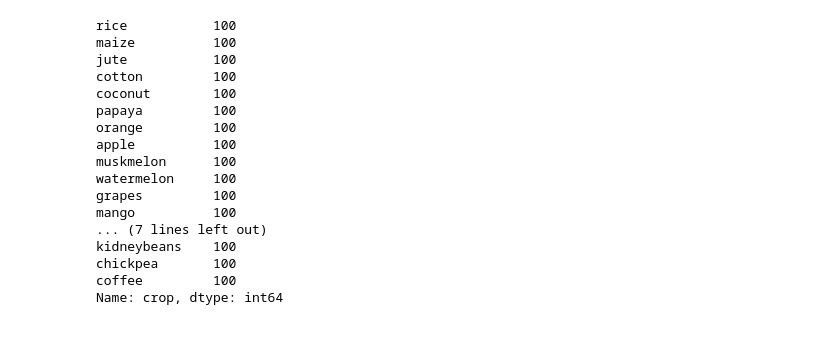
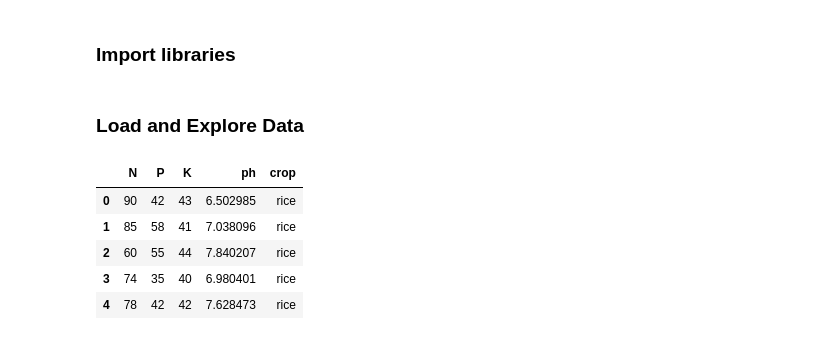
Before and after one commit to matchi-1/Predictive-Modeling-for-Agriculture, a Jupyter notebook: notebooks/Predictive-Modeling-for-Agriculture.ipynb, the cells around one changed output. Cells and saved outputs as stored; diff of their text form; code cells hidden in the pictures.

```diff
--- a/notebooks/Predictive-Modeling-for-Agriculture.ipynb
+++ b/notebooks/Predictive-Modeling-for-Agriculture.ipynb
@@ -20,0 +19,2 @@ In this project, you will build multi-class classification models to predict the
+# %% [markdown]
+### Import libraries
@@ -21,32 +35,14 @@ In this project, you will build multi-class classification models to predict the
+# %% [markdown]
+### Load and Explore Data
 # %%
-# All required libraries are imported here for you.
-import pandas as pd
-from sklearn.linear_model import LogisticRegression
-from sklearn.model_selection import train_test_split
-from sklearn import metrics
+# Load the dataset
+crops_df = pd.read_csv("../data/soil_measures.csv")
 
-# Load the dataset
-crops_df = pd.read_csv("soil_measures.csv")
-
-# Write your code here
 crops_df.head()
-
-crops_df['crop'].value_counts()
 # %% [output]
-rice           100
-maize          100
-jute           100
-cotton         100
-coconut        100
-papaya         100
-orange         100
-apple          100
-muskmelon      100
-watermelon     100
-grapes         100
-mango          100
-... (7 lines left out)
-kidneybeans    100
-chickpea       100
-coffee         100
-Name: crop, dtype: int64
+|  | N | P | K | ph | crop |
+| 0 | 90 | 42 | 43 | 6.502985 | rice |
+| 1 | 85 | 58 | 41 | 7.038096 | rice |
+| 2 | 60 | 55 | 44 | 7.840207 | rice |
+| 3 | 74 | 35 | 40 | 6.980401 | rice |
+| 4 | 78 | 42 | 42 | 7.628473 | rice |
```
Also changed, not shown: parts of 33 cells of this notebook.
